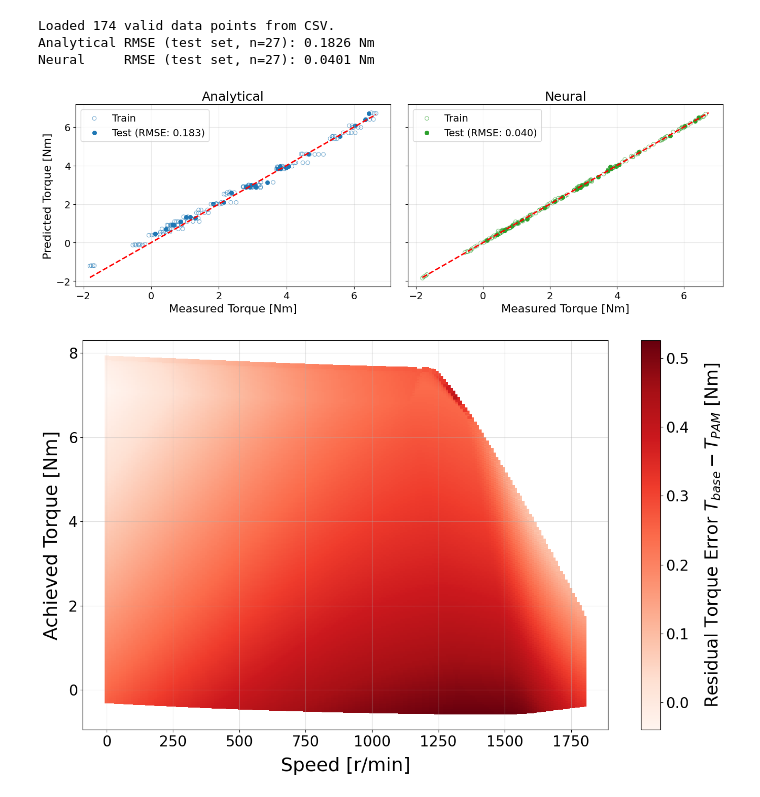
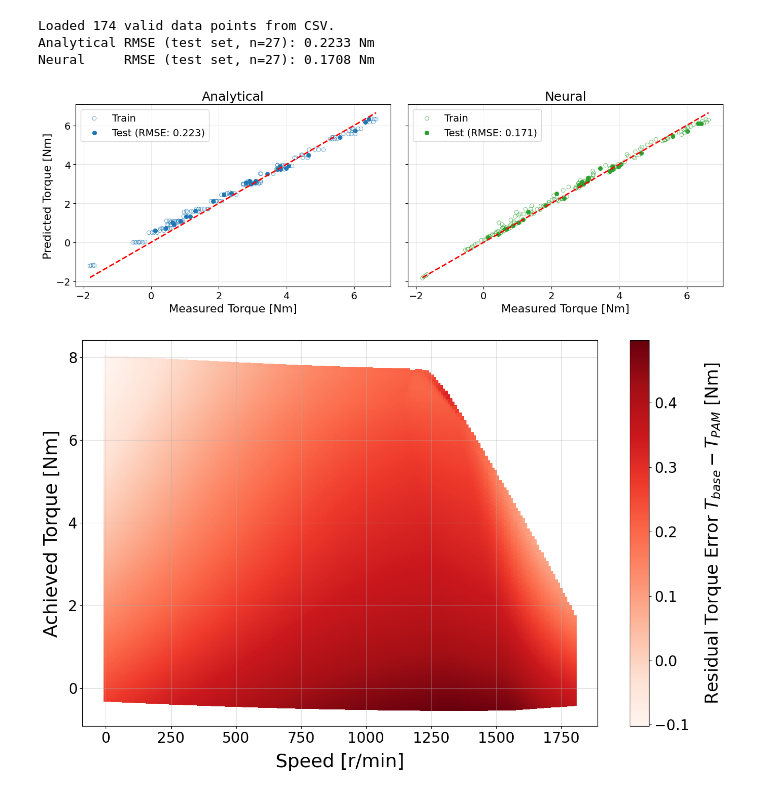
Before and after one commit to AI-RICE/current-setpoints, a Jupyter notebook: notebooks/main.ipynb, the cells around one changed output. Saved outputs shown, nothing was run; the diff lists cells and outputs as text; code cells hidden in the pictures.

```diff
--- a/notebooks/main.ipynb
+++ b/notebooks/main.ipynb
@@ -29,12 +27,12 @@ ImportError: cannot import name 'torq_analytical' from 'current_setpoints.utils.
 # %%
-flux_registry = FluxValues()
-machine = IEEEMachine2(flux_values=flux_registry)
+flux = Flux_IEEEMachine2()
+machine = IEEEMachine2()
 
 NMAX = 1800  # mechanical RPM
 machine.set_max_pars(curr_max=30.0, volt_max=13.0, omega_max=NMAX)
-transform = Transform(machine=machine, omega=0.0, add_volt_0=False)
+transform = Transform(machine=machine, flux=flux, add_volt_0=False)
 
-analytical_model = ModelAnalytical(machine=machine)
+analytical_model = ModelAnalytical(machine=machine, flux=flux)
 solver_opts = {"disp": False, "ftol": 1e-8, "maxiter": 500, "eps": 1e-8}
 optimizer = MotorOptimizer(model=analytical_model, opts=solver_opts)
 
@@ -95,12 +93,15 @@ neural_net, scaler = load_neural_model(
     scaler_path=SCALER_SAVE_PATH,
     hidden_size=OPTIMAL_HIDDEN_SIZE,
     input_size=INPUT_SIZE,
-    machine=machine,
     device=DEVICE,
 )
 
 neural_model_wrapper = ModelNeural(
-    machine=machine, neural_model=neural_net, scaler=scaler, device=DEVICE
+    machine=machine,
+    flux=flux,
+    neural_model=neural_net,
+    scaler=scaler,
+    device=DEVICE,
 )
 
 solver_opts_neural = {"disp": False, "ftol": 1e-5, "maxiter": 2500, "eps": 1e-4}
@@ -115,10 +116,7 @@ else:
     print("Starting correction grid calculation...")
     correction_grid_result = get_correction_grid(
         dict_grid=grid_result,
-        neural_model=neural_net,
-        scaler=scaler,
-        device=DEVICE,
-        machine=machine,
+        model=neural_model_wrapper,
     )
     with open(corr_filename, "wb") as file:
         pickle.dump(correction_grid_result, file)
@@ -262,54 +231,50 @@ df_meas = load_aggregated_csv_data(CSV_PATH, COL_MAP)
 df_meas = df_meas.reset_index(drop=True)
 X_phys = df_meas[["omega", "id1", "iq1", "id3", "iq3"]].to_numpy(dtype=np.float32)
 
-b_list = []
+# Predict torque per row through both models. The analytical model's
+# calculate_torque is fast; the neural wrapper's calculate_torque returns
+# the analytical part PLUS the network residual (the new behavior of
+# ModelNeural).
 torq_ana_pred = np.zeros(len(X_phys), dtype=np.float64)
+torq_neural_pred = np.zeros(len(X_phys), dtype=np.float64)
 for i in range(len(X_phys)):
     omega_i = float(X_phys[i, 0])
     i_dq = X_phys[i, 1:].astype(np.float64)
-    machine.update_state(omega=omega_i, vec_curr_dq=i_dq)
-    b_list.append(machine.vec_b.copy())
-    torq_ana_pred[i] = i_dq @ machine.mat_A @ i_dq + 2.0 * machine.vec_b @ i_dq
-B_array = np.asarray(b_list, dtype=np.float32)
-
-X_norm = scaler.transform(X_phys).astype(np.float32)
-X_tensor = torch.from_numpy(X_norm).to(DEVICE)
-B_tensor = torch.from_numpy(B_array).to(DEVICE).unsqueeze(-1)
-with torch.no_grad():
-    torq_neural_pred = neural_net(X_tensor, B_tensor).cpu().numpy().squeeze()
+    torq_ana_pred[i] = analytical_model.calculate_torque(omega_i, i_dq)
+    torq_neural_pred[i] = neural_model_wrapper.calculate_torque(omega_i, i_dq)
 
 df_meas["torq_Analytical"] = torq_ana_pred
 df_meas["torq_Neural"] = torq_neural_pred
 df_meas["Error_Analytical"] = df_meas["torq_Analytical"] - df_meas["torq_meas"]
 df_meas["Error_Neural"] = df_meas["torq_Neural"] - df_meas["torq_meas"]
 
 indices = np.arange(len(df_meas))
 train_idx, test_idx = train_test_split(
     indices, test_size=TEST_SIZE, random_state=RANDOM_STATE
 )
 test_mask = np.zeros(len(df_meas), dtype=bool)
 test_mask[test_idx] = True
 
 rmse_ana_test = np.sqrt(np.mean(df_meas.loc[test_mask, "Error_Analytical"] ** 2))
 rmse_nn_test = np.sqrt(np.mean(df_meas.loc[test_mask, "Error_Neural"] ** 2))
 print(f"Analytical RMSE (test set, n={test_mask.sum()}): {rmse_ana_test:.4f} Nm")
 print(f"Neural     RMSE (test set, n={test_mask.sum()}): {rmse_nn_test:.4f} Nm")
 
 plot_global_performance(
     df_meas, machine, models=["Analytical", "Neural"], test_mask=test_mask
 )
 # %% [output]
 Loaded 174 valid data points from CSV.
-Analytical RMSE (test set, n=27): 0.1826 Nm
-Neural     RMSE (test set, n=27): 0.0401 Nm
+Analytical RMSE (test set, n=27): 0.2233 Nm
+Neural     RMSE (test set, n=27): 0.1708 Nm
-[figure, old version]
+[figure, new version]
 # %%
 # Torque residual heatmap: target torque - neural-predicted torque on baseline currents.
 from current_setpoints.utils.plotting import plot_residual_torque_error
 
 plot_residual_torque_error(correction_grid_result, machine)
 # %% [output]
-[figure, old version]
+[figure, new version]
 # %%
 # Joule loss reduction: baseline (analytical) vs. recalculated (neural-optimized) currents.
 from current_setpoints.utils.plotting import plot_joule_losses_reduction
```
Also changed, not shown: parts of 7 cells of this notebook, 10 other files.
